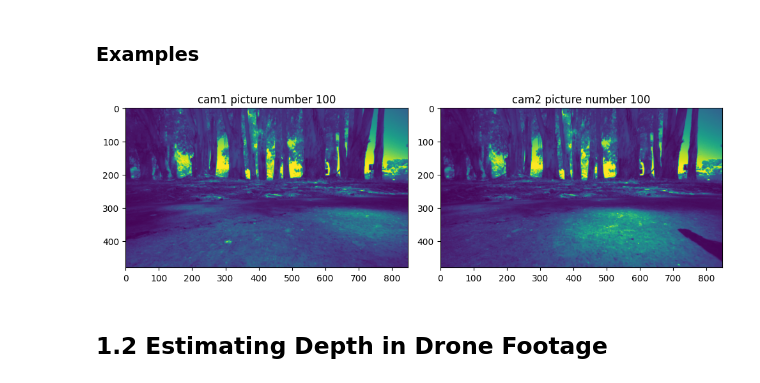
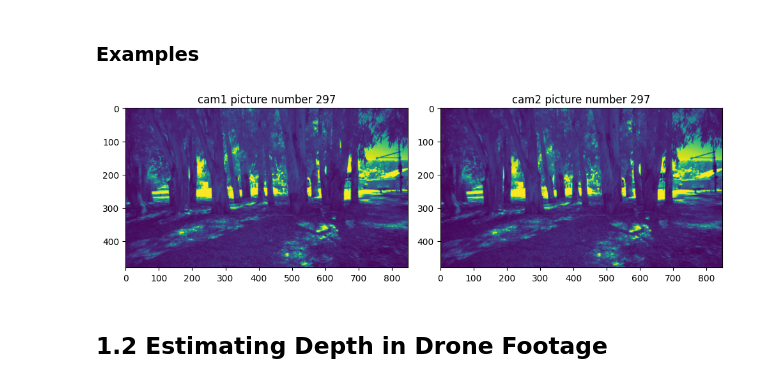
Before and after one commit to rwittmuess/Monocular_Depth_Estimation_Performance, a Jupyter notebook: eval_performance.ipynb, the cells around one changed output. Cells and saved outputs as stored; diff of their text form; code cells hidden in the pictures.

```diff
--- a/eval_performance.ipynb
+++ b/eval_performance.ipynb
@@ -91,11 +89,11 @@ Added 'cam2' to 'midas_v21_small_256' in 'test3'.
 # %% [markdown]
 ### Examples
 # %%
-frame1 = 100
-frame2 = 100
+frame1 = 297
+frame2 = 297
 eval_utils.create_parallel_plots(frame1, frame2, cam1rgb_key, cam2rgb_key, data_filename, test_run, model_type)
 # %% [output]
-[figure, old version]
+[figure, new version]
 # %% [markdown]
 ## 1.2 Estimating Depth in Drone Footage
 # %%
```
Also changed, not shown: parts of 40 cells of this notebook.
